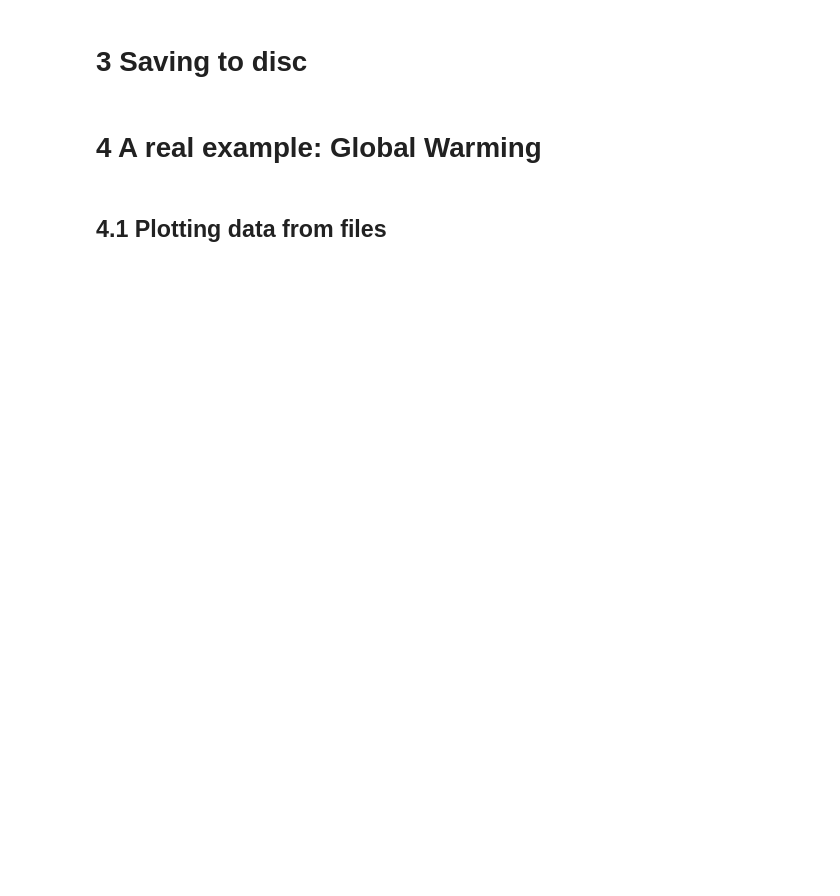
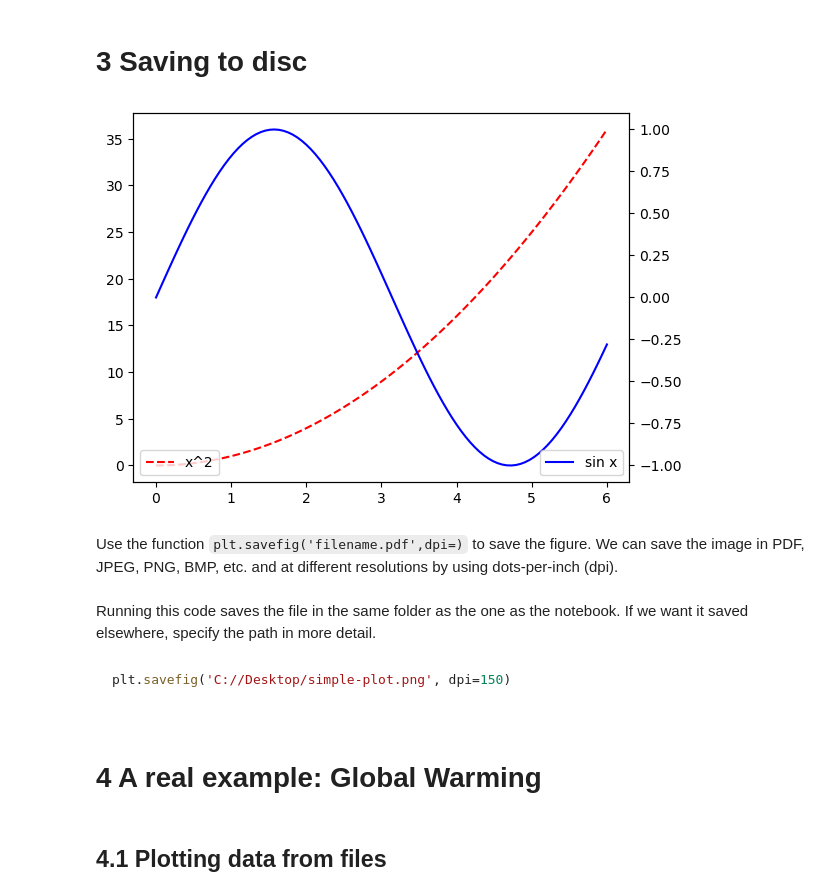
Before and after one commit to SPS-SP2273/learning-portfolio-szechiee, a Jupyter notebook: plotting/plotting_(need).ipynb, the cells around one changed output. Cells and saved outputs as stored; diff of their text form; code cells hidden in the pictures; blank space fills up the shorter version.

````diff
--- a/plotting/plotting_(need).ipynb
+++ b/plotting/plotting_(need).ipynb
@@ -154,5 +184,29 @@ plt.legend()
 # %% [markdown]
 # 3 Saving to disc
+# %%
+x = np.linspace(0, 6, 100)
+x2 = x**2
+sin_x = np.sin(x)
+
+plt.plot(x, x2, label='x^2',
+         color='red', linestyle='dashed')
+plt.legend(loc='lower left')
+plt.twinx()
+plt.plot(x, sin_x,
+         label='sin x', color='blue')
+plt.legend(loc='lower right')
+#Saving the figure
+plt.savefig('simple-plot.png', dpi=150)
+plt.savefig('simple-plot.jpeg',dpi=300)
+# %% [output]
+[figure, added]
+# %% [markdown]
+Use the function ```plt.savefig('filename.pdf',dpi=)``` to save the figure. We can save the image in PDF, JPEG, PNG, BMP, etc. and at different resolutions by using dots-per-inch (dpi).
+# %% [markdown]
+Running this code saves the file in the same folder as the one as the notebook. If we want it saved elsewhere, specify the path in more detail.
+# %% [markdown]
+```python
+plt.savefig('C://Desktop/simple-plot.png', dpi=150)
 # %% [markdown]
 # 4 A real example: Global Warming
 # %% [markdown]
````
Also changed, not shown: parts of 18 cells of this notebook.
